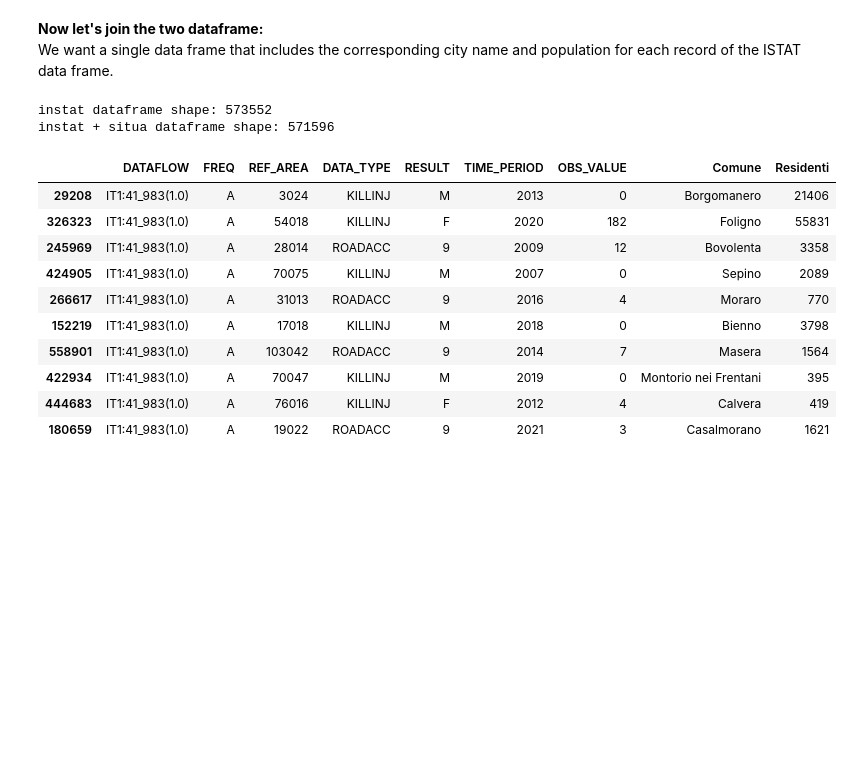
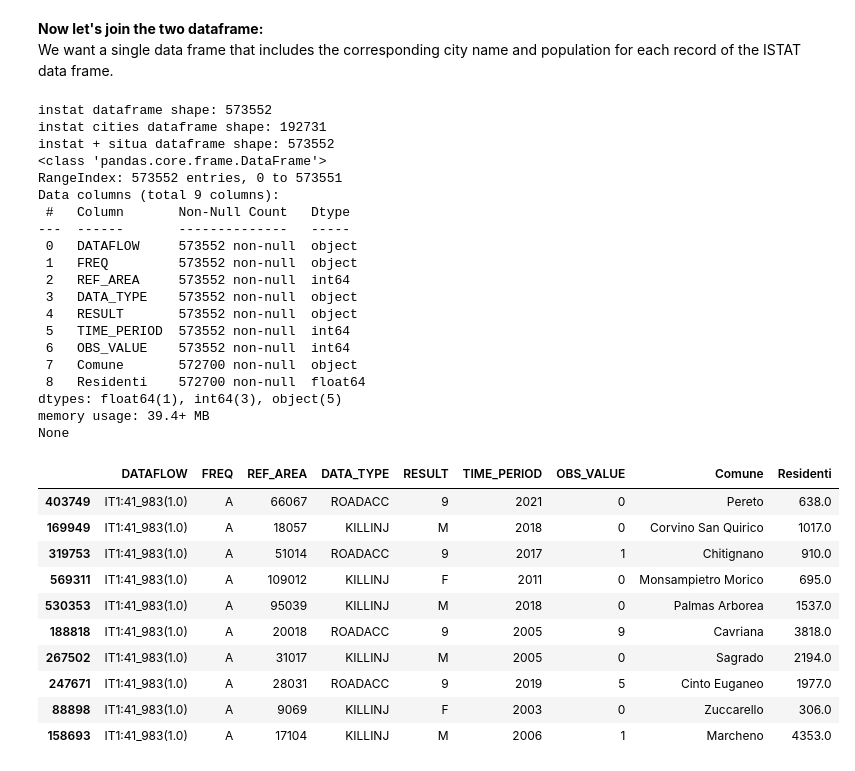
Before and after one commit to marcoboscato/ISTAT_traffic_analysis, a Jupyter notebook: analysis_notebook.ipynb, the cells around one changed output. Drawn from its saved outputs; the diff is of its cells as text; code cells hidden in the pictures; blank space fills up the shorter version.

Commit message:
fixed the situas data and cleaned the combined dataframe by taking only the no null records

```diff
--- a/analysis_notebook.ipynb
+++ b/analysis_notebook.ipynb
@@ -375,38 +376,57 @@ We want a single data frame that includes the corresponding city name and popula
 # %%
 data_istat_situa = "data/istat_situa_traffic_accidents_data.csv"
 
 if not os.path.exists(data_istat_situa):
     # create the combined dataframe
     df_combined = pd.merge(
         df,
         df_cities,
         left_on=['REF_AREA', 'TIME_PERIOD'],
         right_on=['Codice Comune', 'Anno'],
-        how='inner'
+        how='left'
     )
 
     # Drop the duplicate columns
     df_combined = df_combined.drop(columns=['Codice Comune', 'Anno'])
-    df_combined.to_csv(data_istat_situa, index=False)
 
 else:
     df_combined = pd.read_csv(data_istat_situa)
 
 print(f'instat dataframe shape: {df.shape[0]}')
+print(f'instat cities dataframe shape: {df_cities.shape[0]}')
 print(f'instat + situa dataframe shape: {df_combined.shape[0]}')
 
+print(df_combined.info())
 df_combined.sample(10)
 # %% [output]
 instat dataframe shape: 573552
-instat + situa dataframe shape: 571596
+instat cities dataframe shape: 192731
+instat + situa dataframe shape: 573552
+<class 'pandas.core.frame.DataFrame'>
+RangeIndex: 573552 entries, 0 to 573551
+Data columns (total 9 columns):
+ #   Column       Non-Null Count   Dtype
+---  ------       --------------   -----
+ 0   DATAFLOW     573552 non-null  object
+ 1   FREQ         573552 non-null  object
+ 2   REF_AREA     573552 non-null  int64
+ 3   DATA_TYPE    573552 non-null  object
+ 4   RESULT       573552 non-null  object
+ 5   TIME_PERIOD  573552 non-null  int64
+ 6   OBS_VALUE    573552 non-null  int64
+ 7   Comune       572700 non-null  object
+ 8   Residenti    572700 non-null  float64
+dtypes: float64(1), int64(3), object(5)
+memory usage: 39.4+ MB
+None
 |  | DATAFLOW | FREQ | REF_AREA | DATA_TYPE | RESULT | TIME_PERIOD | OBS_VALUE | Comune | Residenti |
-| 29208 | IT1:41_983(1.0) | A | 3024 | KILLINJ | M | 2013 | 0 | Borgomanero | 21406 |
-| 326323 | IT1:41_983(1.0) | A | 54018 | KILLINJ | F | 2020 | 182 | Foligno | 55831 |
-| 245969 | IT1:41_983(1.0) | A | 28014 | ROADACC | 9 | 2009 | 12 | Bovolenta | 3358 |
-| 424905 | IT1:41_983(1.0) | A | 70075 | KILLINJ | M | 2007 | 0 | Sepino | 2089 |
-| 266617 | IT1:41_983(1.0) | A | 31013 | ROADACC | 9 | 2016 | 4 | Moraro | 770 |
-| 152219 | IT1:41_983(1.0) | A | 17018 | KILLINJ | M | 2018 | 0 | Bienno | 3798 |
-| 558901 | IT1:41_983(1.0) | A | 103042 | ROADACC | 9 | 2014 | 7 | Masera | 1564 |
-| 422934 | IT1:41_983(1.0) | A | 70047 | KILLINJ | M | 2019 | 0 | Montorio nei Frentani | 395 |
-| 444683 | IT1:41_983(1.0) | A | 76016 | KILLINJ | F | 2012 | 4 | Calvera | 419 |
-| 180659 | IT1:41_983(1.0) | A | 19022 | ROADACC | 9 | 2021 | 3 | Casalmorano | 1621 |
+| 403749 | IT1:41_983(1.0) | A | 66067 | ROADACC | 9 | 2021 | 0 | Pereto | 638.0 |
+| 169949 | IT1:41_983(1.0) | A | 18057 | KILLINJ | M | 2018 | 0 | Corvino San Quirico | 1017.0 |
+| 319753 | IT1:41_983(1.0) | A | 51014 | ROADACC | 9 | 2017 | 1 | Chitignano | 910.0 |
+| 569311 | IT1:41_983(1.0) | A | 109012 | KILLINJ | F | 2011 | 0 | Monsampietro Morico | 695.0 |
+| 530353 | IT1:41_983(1.0) | A | 95039 | KILLINJ | M | 2018 | 0 | Palmas Arborea | 1537.0 |
+| 188818 | IT1:41_983(1.0) | A | 20018 | ROADACC | 9 | 2005 | 9 | Cavriana | 3818.0 |
+| 267502 | IT1:41_983(1.0) | A | 31017 | KILLINJ | M | 2005 | 0 | Sagrado | 2194.0 |
+| 247671 | IT1:41_983(1.0) | A | 28031 | ROADACC | 9 | 2019 | 5 | Cinto Euganeo | 1977.0 |
+| 88898 | IT1:41_983(1.0) | A | 9069 | KILLINJ | F | 2003 | 0 | Zuccarello | 306.0 |
+| 158693 | IT1:41_983(1.0) | A | 17104 | KILLINJ | M | 2006 | 1 | Marcheno | 4353.0 |
```
Also changed, not shown: parts of 16 cells of this notebook, 54 other files.
